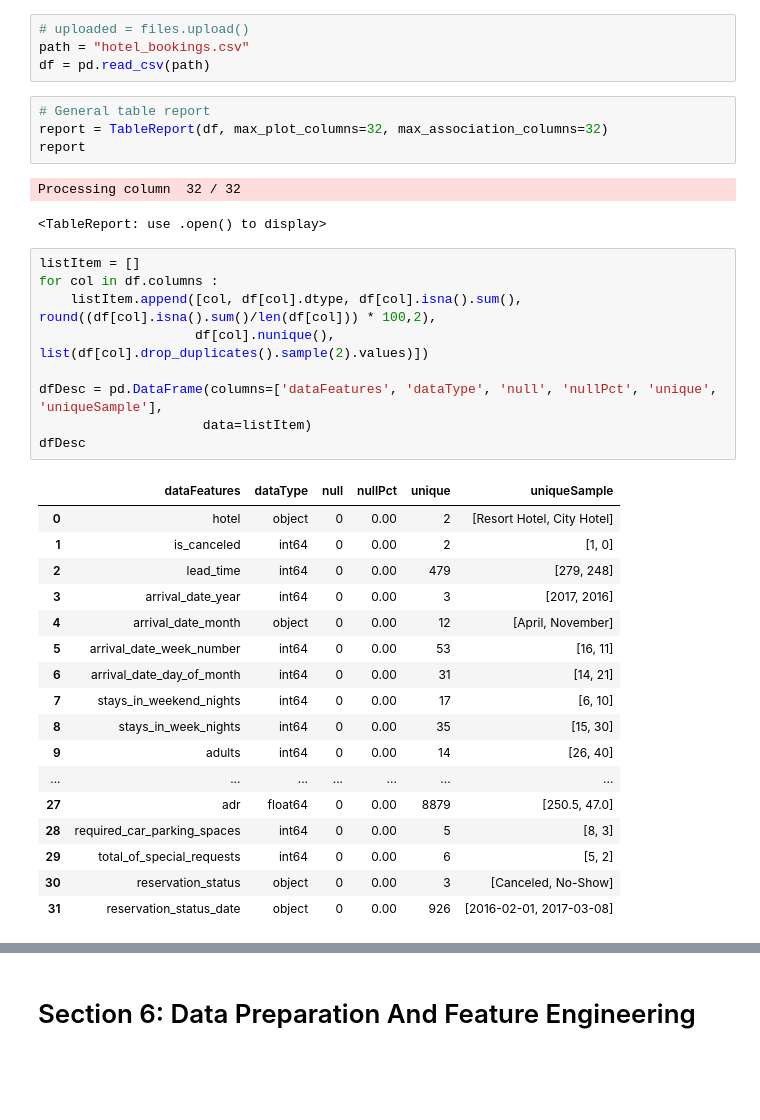
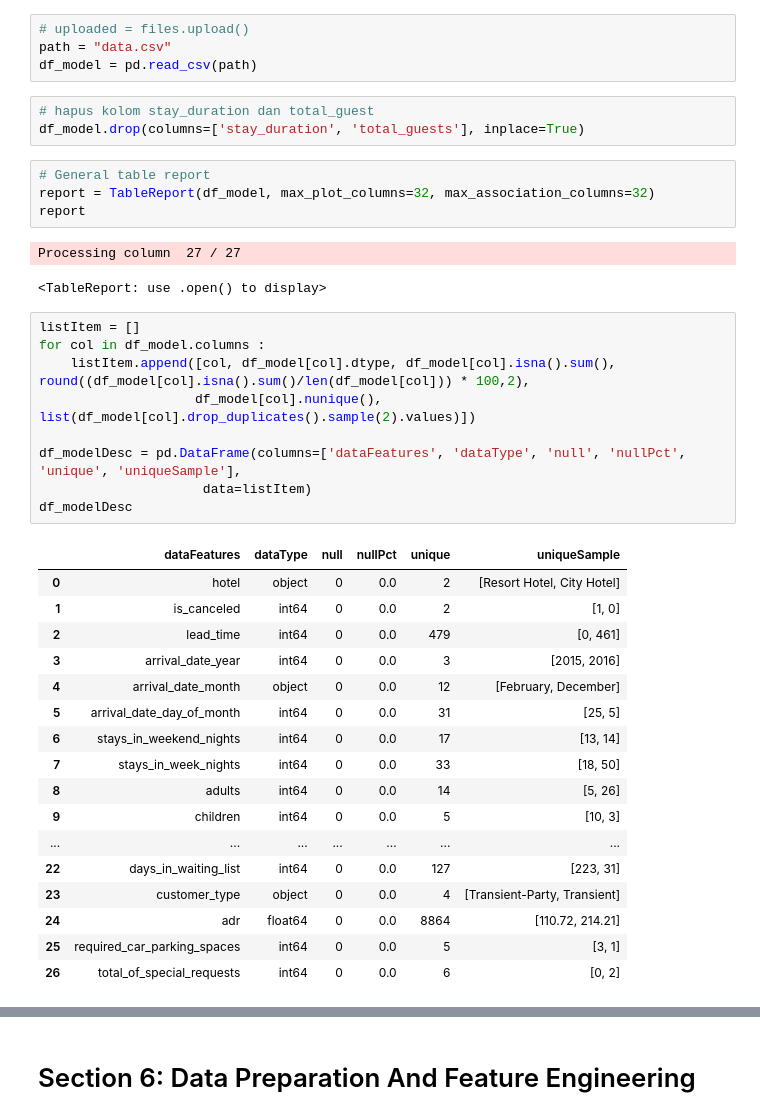
Before and after one commit to Lazymoo35/hotel-modelll, a Jupyter notebook: model_sections.ipynb, the cells around one changed output, grey strips where cells are left out. Saved outputs shown, nothing was run; the diff lists cells and outputs as text; blank space fills up the shorter version.

Commit message:
tambahan untuk model overview

```diff
--- a/model_sections.ipynb
+++ b/model_sections.ipynb
@@ -48,39 +54,42 @@ if not sys.warnoptions:
 pd.set_option('display.max_columns', None)
 # %%
 # uploaded = files.upload()
-path = "hotel_bookings.csv"
-df = pd.read_csv(path)
+path = "data.csv"
+df_model = pd.read_csv(path)
+# %%
+# hapus kolom stay_duration dan total_guest
+df_model.drop(columns=['stay_duration', 'total_guests'], inplace=True)
 # %%
 # General table report
-report = TableReport(df, max_plot_columns=32, max_association_columns=32)
+report = TableReport(df_model, max_plot_columns=32, max_association_columns=32)
 report
 # %% [output]
-Processing column  32 / 32
+Processing column  27 / 27
 <TableReport: use .open() to display>
 # %%
 listItem = []
-for col in df.columns :
-    listItem.append([col, df[col].dtype, df[col].isna().sum(), round((df[col].isna().sum()/len(df[col])) * 100,2),
-                    df[col].nunique(), list(df[col].drop_duplicates().sample(2).values)])
+for col in df_model.columns :
+    listItem.append([col, df_model[col].dtype, df_model[col].isna().sum(), round((df_model[col].isna().sum()/len(df_model[col])) * 100,2),
+                    df_model[col].nunique(), list(df_model[col].drop_duplicates().sample(2).values)])
 
-dfDesc = pd.DataFrame(columns=['dataFeatures', 'dataType', 'null', 'nullPct', 'unique', 'uniqueSample'],
+df_modelDesc = pd.DataFrame(columns=['dataFeatures', 'dataType', 'null', 'nullPct', 'unique', 'uniqueSample'],
                      data=listItem)
-dfDesc
+df_modelDesc
 # %% [output]
 |  | dataFeatures | dataType | null | nullPct | unique | uniqueSample |
-| 0 | hotel | object | 0 | 0.00 | 2 | [Resort Hotel, City Hotel] |
-| 1 | is_canceled | int64 | 0 | 0.00 | 2 | [1, 0] |
-| 2 | lead_time | int64 | 0 | 0.00 | 479 | [279, 248] |
-| 3 | arrival_date_year | int64 | 0 | 0.00 | 3 | [2017, 2016] |
-| 4 | arrival_date_month | object | 0 | 0.00 | 12 | [April, November] |
-| 5 | arrival_date_week_number | int64 | 0 | 0.00 | 53 | [16, 11] |
-| 6 | arrival_date_day_of_month | int64 | 0 | 0.00 | 31 | [14, 21] |
-| 7 | stays_in_weekend_nights | int64 | 0 | 0.00 | 17 | [6, 10] |
-| 8 | stays_in_week_nights | int64 | 0 | 0.00 | 35 | [15, 30] |
-| 9 | adults | int64 | 0 | 0.00 | 14 | [26, 40] |
+| 0 | hotel | object | 0 | 0.0 | 2 | [Resort Hotel, City Hotel] |
+| 1 | is_canceled | int64 | 0 | 0.0 | 2 | [1, 0] |
+| 2 | lead_time | int64 | 0 | 0.0 | 479 | [0, 461] |
+| 3 | arrival_date_year | int64 | 0 | 0.0 | 3 | [2015, 2016] |
+| 4 | arrival_date_month | object | 0 | 0.0 | 12 | [February, December] |
+| 5 | arrival_date_day_of_month | int64 | 0 | 0.0 | 31 | [25, 5] |
+| 6 | stays_in_weekend_nights | int64 | 0 | 0.0 | 17 | [13, 14] |
+| 7 | stays_in_week_nights | int64 | 0 | 0.0 | 33 | [18, 50] |
+| 8 | adults | int64 | 0 | 0.0 | 14 | [5, 26] |
+| 9 | children | int64 | 0 | 0.0 | 5 | [10, 3] |
 | ... | ... | ... | ... | ... | ... | ... |
-| 27 | adr | float64 | 0 | 0.00 | 8879 | [250.5, 47.0] |
-| 28 | required_car_parking_spaces | int64 | 0 | 0.00 | 5 | [8, 3] |
-| 29 | total_of_special_requests | int64 | 0 | 0.00 | 6 | [5, 2] |
-| 30 | reservation_status | object | 0 | 0.00 | 3 | [Canceled, No-Show] |
-| 31 | reservation_status_date | object | 0 | 0.00 | 926 | [2016-02-01, 2017-03-08] |
+| 22 | days_in_waiting_list | int64 | 0 | 0.0 | 127 | [223, 31] |
+| 23 | customer_type | object | 0 | 0.0 | 4 | [Transient-Party, Transient] |
+| 24 | adr | float64 | 0 | 0.0 | 8864 | [110.72, 214.21] |
+| 25 | required_car_parking_spaces | int64 | 0 | 0.0 | 5 | [3, 1] |
+| 26 | total_of_special_requests | int64 | 0 | 0.0 | 6 | [0, 2] |
```
Also changed, not shown: parts of 42 cells of this notebook, 1 other file.
